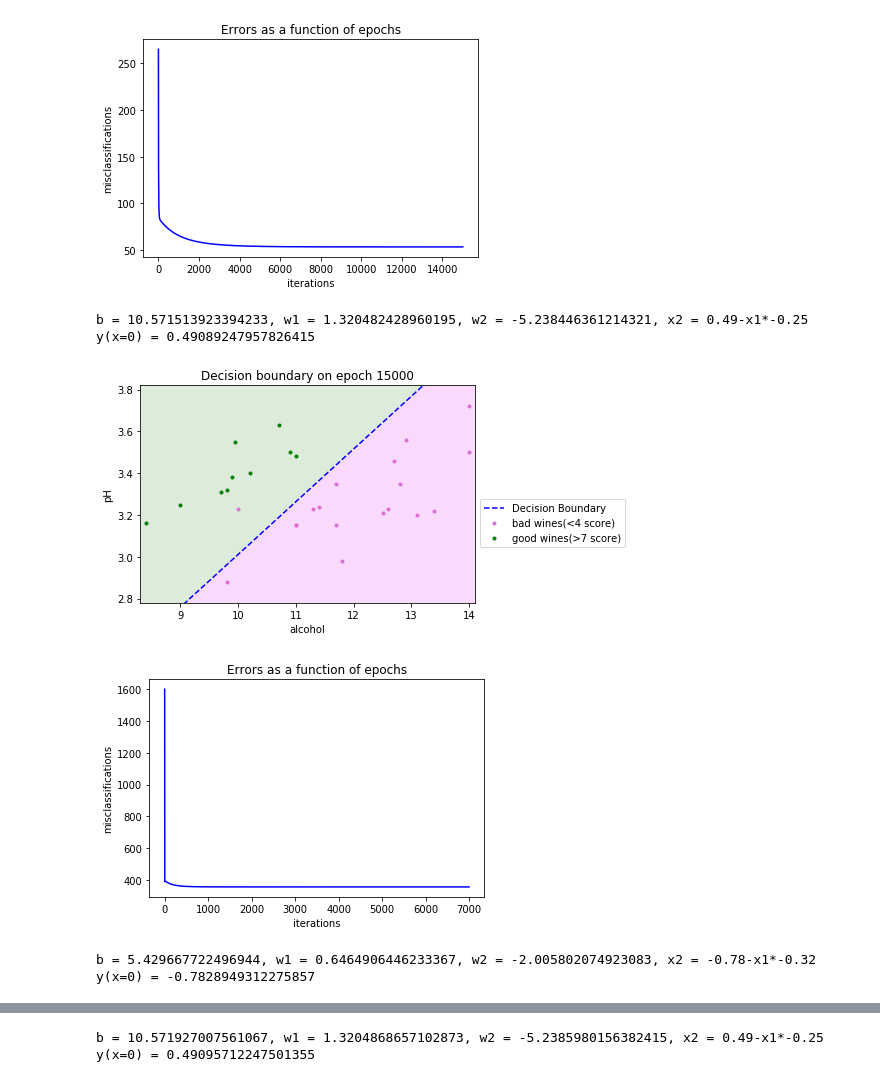
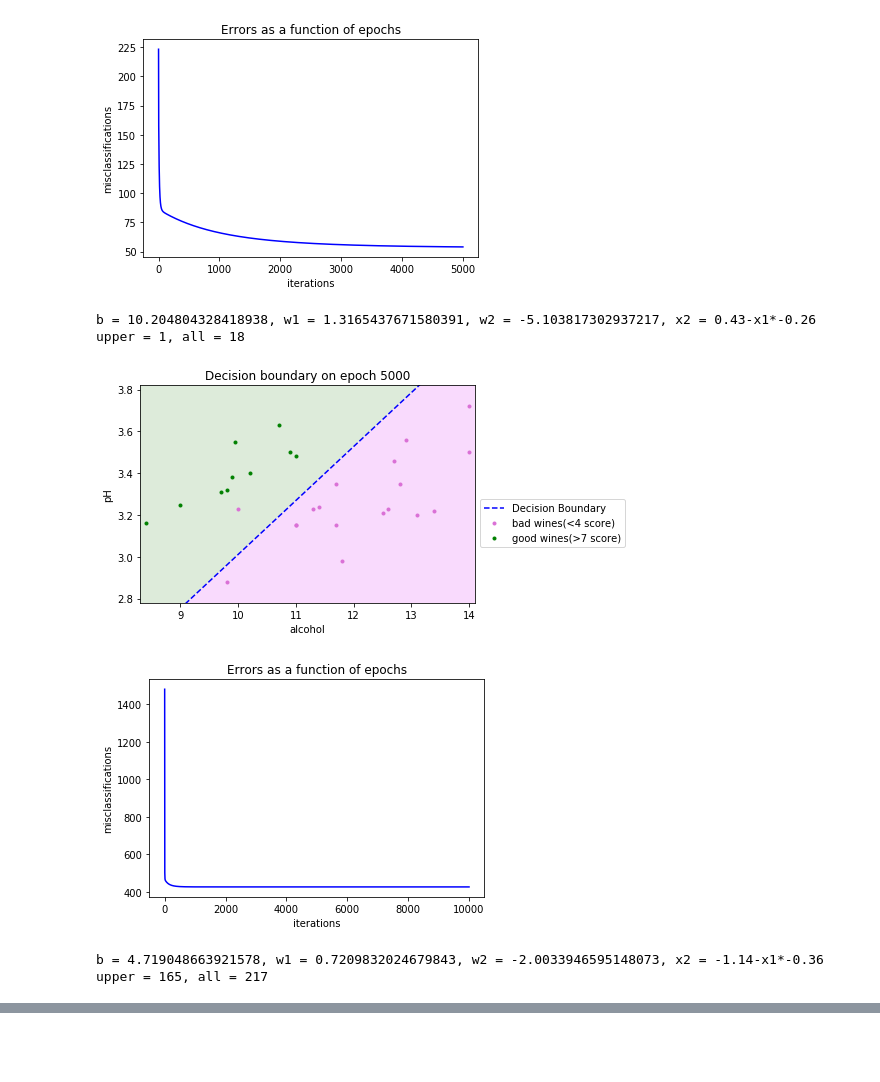
Before and after one commit to tsergien/sommelier, a Jupyter notebook: perceptron.ipynb, the cells around one changed output, grey strips where cells are left out. Saved outputs shown, nothing was run; the diff lists cells and outputs as text; code cells hidden in the pictures; blank space fills up the shorter version.

Commit message:
bugs: colors, isin

```diff
--- a/perceptron.ipynb
+++ b/perceptron.ipynb
@@ -117,7 +115,7 @@ class Perceptron(object):
                 break
         return
 
-
+pink, green = (0.976, 0.854, 0.992), (0.866, 0.921, 0.854)
 def plot_performance(performance, wine_data, good_thresh, bad_thresh, factors: list, epoch=-1, save_plot=False):
     """
     Plot the performance of our perceptron or adaline.
@@ -142,7 +140,6 @@ def plot_performance(performance, wine_data, good_thresh, bad_thresh, factors: l
     w2 = performance[epoch][2][1]
     assert w2 != 0, "w2 = 0"
     print(f'b = {b}, w1 = {w1}, w2 = {w2}, x2 = {round((good_thresh - b)/w2,2)}-x1*{round(w1/w2,2)}') # x1w1 + x2w2 + b =8
-    print(f'y(x=0) = {(good_thresh - b) / w2}')
     f1 = [i for i in range(-50, 50)]
     f2 = [ (good_thresh - b - w1 * f1[j]) / w2 for j in range(len(f1))]
     plt.figure(2)
@@ -150,23 +147,24 @@ def plot_performance(performance, wine_data, good_thresh, bad_thresh, factors: l
     plt.ylim(min(wine_data[factors[1]].values)-0.1, max(wine_data[factors[1]].values)+0.1)
     plt.plot(f1, f2, linestyle='--', color='b', label='Decision Boundary')
 
-    goods = wine_data[wine_data['quality'] >= good_thresh]
-    bads = wine_data[wine_data['quality'] <= bad_thresh]
+    goods = wine_data[wine_data.quality >= good_thresh]
+    bads = wine_data[wine_data.quality <= bad_thresh]
     xg, yg = goods[factors[0]].values, goods[factors[1]].values
     xb, yb = bads[factors[0]].values, bads[factors[1]].values
 
     # count good dots and define how to fill the field
-    right_color, left_color = (0.976, 0.854, 0.992), (0.866, 0.921, 0.854)
-    righter = 0
+    right_color, left_color = green, pink
+    upper_dots = 0
     for xi, yi in zip(xg, yg):
         if (good_thresh - b - w1 * xi) / w2 < yi:
-            righter += 1
-    if righter > len(xg) / 2:
-        right_color, left_color = (0.866, 0.921, 0.854), (0.976, 0.854, 0.992)
+            upper_dots += 1
+    print(f'upper = {upper_dots}, all = {len(xg)}')
+    if upper_dots > len(xg) / 2:
+        right_color, left_color = pink, green
 
 
-    plt.fill_between(f1, f2, 100, facecolor=left_color)
-    plt.fill_between(f1, f2, -100, facecolor=right_color)
+    plt.fill_between(f1, f2, max(f1)+5, facecolor=right_color)
+    plt.fill_between(f1, f2, min(f1)-5, facecolor=left_color)
     plt.scatter(xg, yg, marker='.', c='orchid', label=f'bad wines(<{bad_thresh+1} score)')
     plt.scatter(xb, yb, marker='.', c='green', label=f'good wines(>{good_thresh-1} score)')
     plt.title(f'Decision boundary on epoch {epoch}')
@@ -178,14 +176,13 @@ def plot_performance(performance, wine_data, good_thresh, bad_thresh, factors: l
 def prepare_data_and_train(wine_data: pd.DataFrame, learning_rate, \
                            factors: list, wines_threshs: list, epochs: int):
     perceptron = Perceptron(wines_threshs[1], learning_rate, epochs)
-    part = wine_data[wine_data.quality.isin(wines_threshs)]
+    part = wine_data[(wine_data.quality <= wines_threshs[0]) | (wine_data.quality >= wines_threshs[1])]
     part.index = range(len(part))
     x = part[factors].values
     d = (part['quality'] >= wines_threshs[1]).astype(int)
     perceptron.train(x, d)
     plot_performance(perceptron.res, part, wines_threshs[1], wines_threshs[0], factors, perceptron.res[-1][0])
     return
-
 
 
 red_df = pd.read_csv("resources/winequality-red.csv", sep=";")
@@ -284,41 +281,43 @@ class Adaline(object):
 #             print(f'w = {self.w}')
             step(x, y, d)
             if self.epochs == 0 and i > 2 and abs(self.res[-2][1]) < abs(self.res[-1][1]):
                 break
         return
 
     def predict(self, x):
         return dot(self.w, x) + self.bias
 
 
 def prepare_data_and_train_ada(wine_data: pd.DataFrame, learning_rate, \
                                factors: list, wines_threshs: list, epochs: int, online=True):
     ada = Adaline(wines_threshs[1], learning_rate, epochs)
-    part = wine_data[wine_data.quality.isin(wines_threshs)]
+    part = wine_data[(wine_data.quality >= wines_threshs[1]) | (wine_data.quality <= wines_threshs[0])]
     part.index = range(len(part))
     x = part[factors].values
     d = part['quality']
     ada.train(x, d, online)
     plot_performance(ada.res, part, wines_threshs[1], wines_threshs[0], factors, ada.current_epoch)
     return
 
 
 # learning_rate, online = 0.01, False # batch
 learning_rate, online = 0.01, True #online
 
 # showtime
 # prepare_data_and_train_ada(red_df, 0.1, ['alcohol', 'pH'], [3, 8], 4)
 # prepare_data_and_train_ada(red_df, 0.001, ['alcohol', 'pH'], [3, 8], 4)
 # prepare_data_and_train_ada(red_df, 0.0001, ['alcohol', 'pH'], [3, 8], 4)
 
-prepare_data_and_train_ada(red_df, learning_rate, ['alcohol', 'pH'], [3, 8], 15000, online)
-prepare_data_and_train_ada(red_df, learning_rate, ['alcohol', 'pH'], [4, 7], 7000, online)
-prepare_data_and_train_ada(red_df, learning_rate, ['alcohol', 'pH'], [3, 8], 0, online)
+prepare_data_and_train_ada(red_df, learning_rate, ['alcohol', 'pH'], [3, 8], 5000, online)
+prepare_data_and_train_ada(red_df, 0.01, ['alcohol', 'pH'], [4, 7], 10000, online)
+prepare_data_and_train_ada(red_df, 0.001, ['alcohol', 'pH'], [4, 7], 10000, online)
+prepare_data_and_train_ada(red_df, 0.0001, ['alcohol', 'pH'], [4, 7], 10000, online)
+prepare_data_and_train_ada(red_df, 0.00001, ['alcohol', 'pH'], [4, 7], 10000, online)
 # %% [output]
-[figure, old version]
+[figure, new version]
-b = 10.571513923394233, w1 = 1.320482428960195, w2 = -5.238446361214321, x2 = 0.49-x1*-0.25
-y(x=0) = 0.49089247957826415
+b = 10.204804328418938, w1 = 1.3165437671580391, w2 = -5.103817302937217, x2 = 0.43-x1*-0.26
+upper = 1, all = 18
-[figure, old version]
+[figure, new version]
-[figure, old version]
+[figure, new version]
-b = 5.429667722496944, w1 = 0.6464906446233367, w2 = -2.005802074923083, x2 = -0.78-x1*-0.32
-y(x=0) = -0.7828949312275857
+b = 4.719048663921578, w1 = 0.7209832024679843, w2 = -2.0033946595148073, x2 = -1.14-x1*-0.36
+upper = 165, all = 217
@@ -327,2 +323,0 @@ y(x=0) = -0.7828949312275857
-b = 10.571927007561067, w1 = 1.3204868657102873, w2 = -5.2385980156382415, x2 = 0.49-x1*-0.25
-y(x=0) = 0.49095712247501355
```
Also changed, not shown: parts of 4 cells of this notebook.
